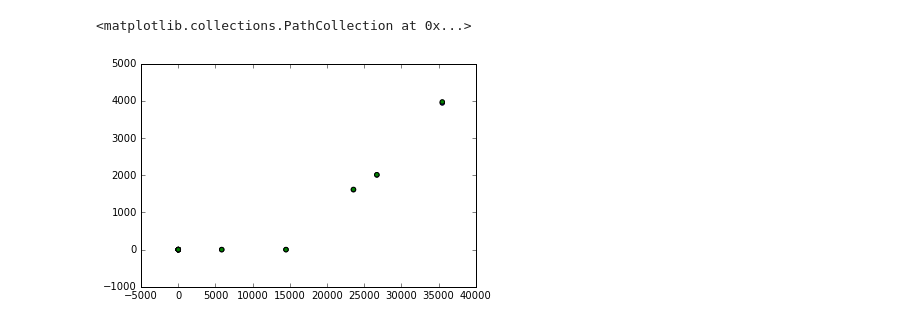
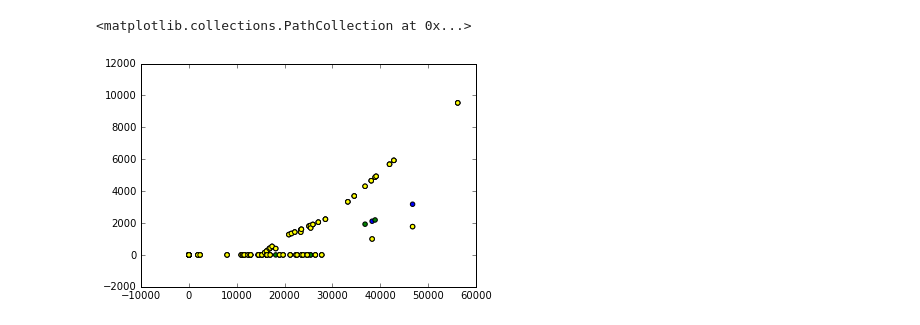
Before and after one commit to openfisca/combine-calculators, a Jupyter notebook: scripts/visual_comparisons.ipynb, the cells around one changed output. Saved outputs shown, nothing was run; the diff lists cells and outputs as text; code cells hidden in the pictures.

```diff
--- a/scripts/visual_comparisons.ipynb
+++ b/scripts/visual_comparisons.ipynb
@@ -30,5 +5,0 @@ x, r1, r2, diff, combined, colors = comparator.compare_results(test_cases, '1AJ'
-# %%
-plt.scatter(x + x, combined, c=colors)
-# %% [output]
-<matplotlib.collections.PathCollection at 0x...>
-[figure, removed]
@@ -36,0 +6,26 @@ plt.scatter(x, diff)
+# %%
+# Creating the comparator and loading existing results
+
+comp = CalculatorComparator()
+comp.load_results_from_json('1aj-100')
+
+salaire = comp.get_variable_from_testcases('1AJ')
+revdisp = comp.get_variable_from_openfisca('revdisp')
+impot_openfisca = comp.get_variable_from_openfisca('irpp')
+impot_m = comp.get_variable_from_m('IRN')
+impot_online = comp.get_variable_from_online('IINET')
+# %%
+# Plotting results from calculators for the impot sur le revenu
+
+# x = salary
+# y_yellow = impot_online (official site)
+# y_green = impot_m
+# y_blue = impot_openfisca
+
+plt.scatter(
+    salaire + salaire + salaire,
+    impot_openfisca + impot_m + impot_online,
+    c=['blue'] * len(impot_openfisca) + ['green'] * len(impot_m) + ['yellow'] * len(impot_online))
+# %% [output]
+<matplotlib.collections.PathCollection at 0x...>
+[figure, added]
```
Also changed, not shown: parts of 17 cells of this notebook.
